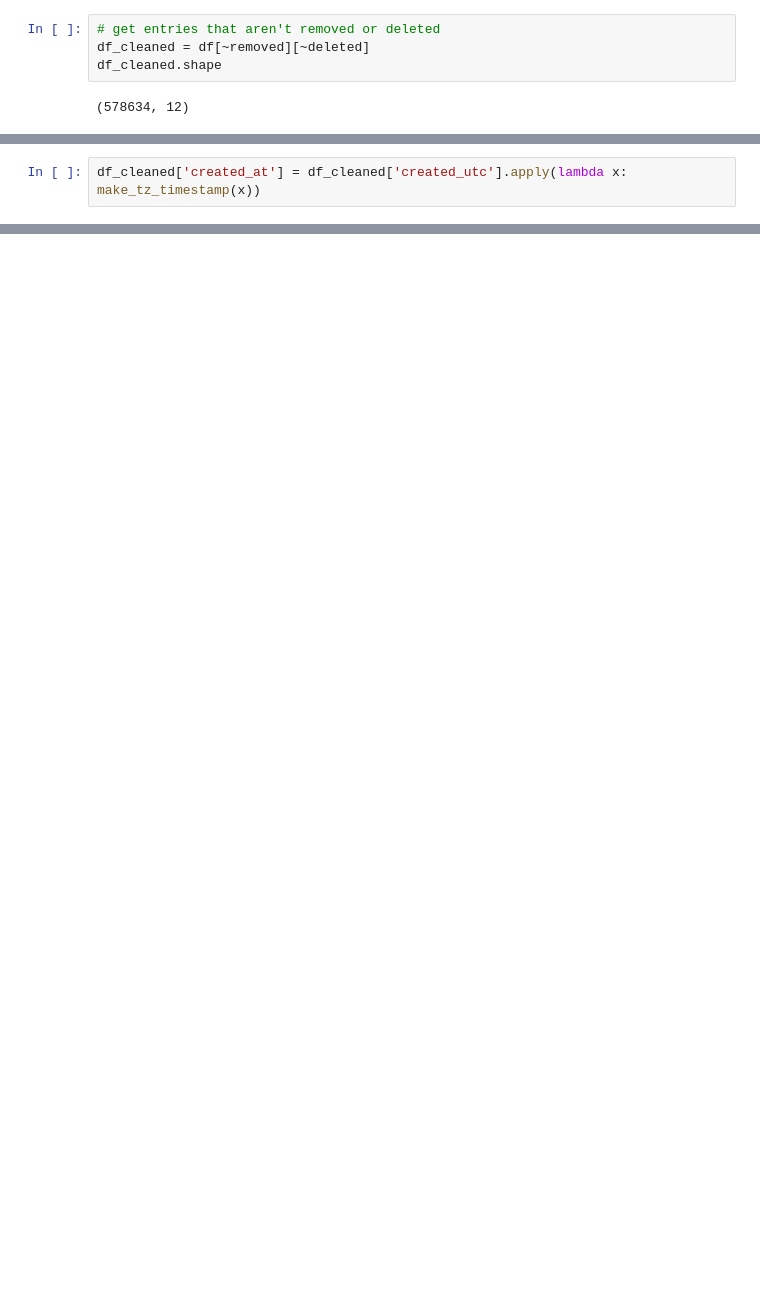
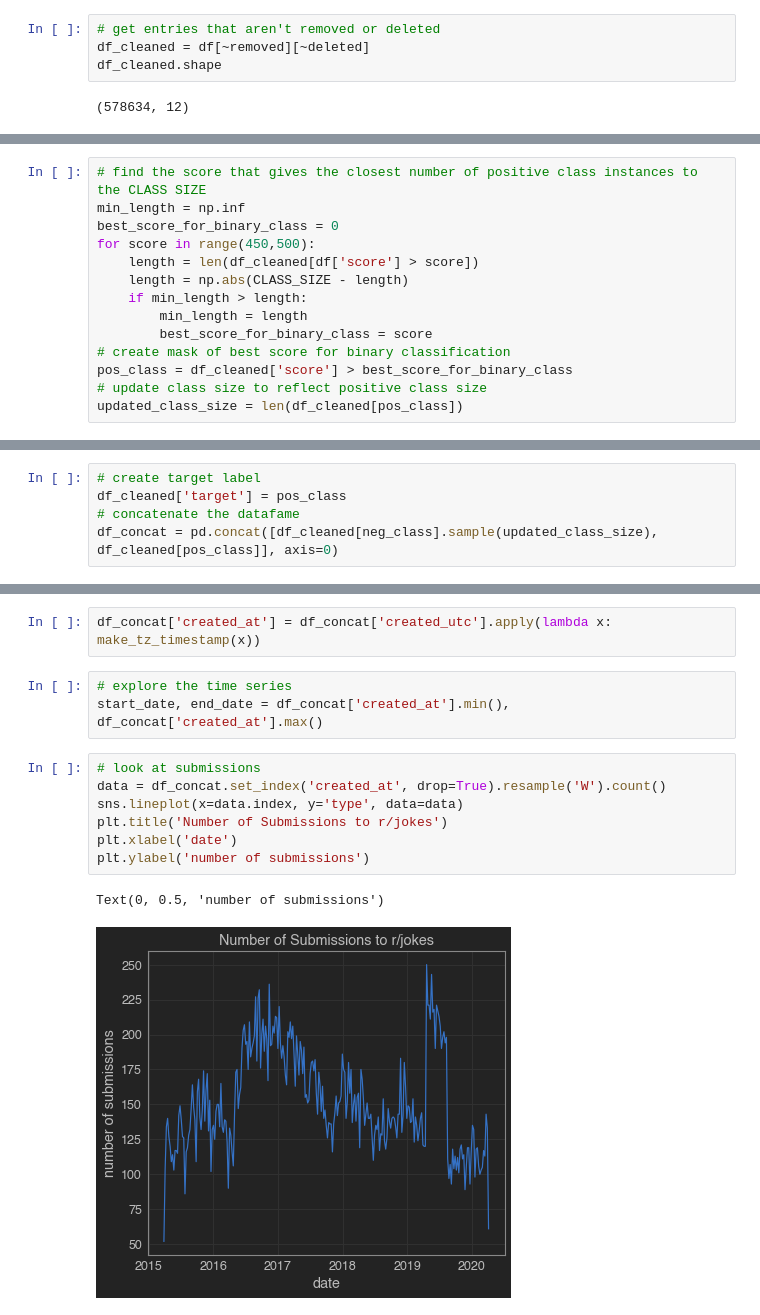
Before and after one commit to Pooret/jokes, a Jupyter notebook: jokes.ipynb, the cells around one changed output, grey strips where cells are left out. Drawn from its saved outputs; the diff is of its cells as text; blank space fills up the shorter version.

```diff
--- a/jokes.ipynb
+++ b/jokes.ipynb
@@ -88,2 +62,0 @@ def make_tz_timestamp(unix_ts, tz='US/Eastern'):
-# %%
-df_cleaned['created_at'] = df_cleaned['created_utc'].apply(lambda x: make_tz_timestamp(x))
@@ -133,0 +63,14 @@ len()
+# %%
+# find the score that gives the closest number of positive class instances to the CLASS SIZE
+min_length = np.inf
+best_score_for_binary_class = 0
+for score in range(450,500):
+    length = len(df_cleaned[df['score'] > score])
+    length = np.abs(CLASS_SIZE - length)
+    if min_length > length:
+        min_length = length
+        best_score_for_binary_class = score
+# create mask of best score for binary classification
+pos_class = df_cleaned['score'] > best_score_for_binary_class
+# update class size to reflect positive class size
+updated_class_size = len(df_cleaned[pos_class])
@@ -133,0 +79,5 @@ len()
+# %%
+# create target label
+df_cleaned['target'] = pos_class
+# concatenate the datafame
+df_concat = pd.concat([df_cleaned[neg_class].sample(updated_class_size), df_cleaned[pos_class]], axis=0)
@@ -133,0 +98,15 @@ len()
+# %%
+df_concat['created_at'] = df_concat['created_utc'].apply(lambda x: make_tz_timestamp(x))
+# %%
+# explore the time series
+start_date, end_date = df_concat['created_at'].min(), df_concat['created_at'].max()
+# %%
+# look at submissions
+data = df_concat.set_index('created_at', drop=True).resample('W').count()
+sns.lineplot(x=data.index, y='type', data=data)
+plt.title('Number of Submissions to r/jokes')
+plt.xlabel('date')
+plt.ylabel('number of submissions')
+# %% [output]
+Text(0, 0.5, 'number of submissions')
+[figure, added]
```
Also changed, not shown: parts of 14 cells of this notebook.
